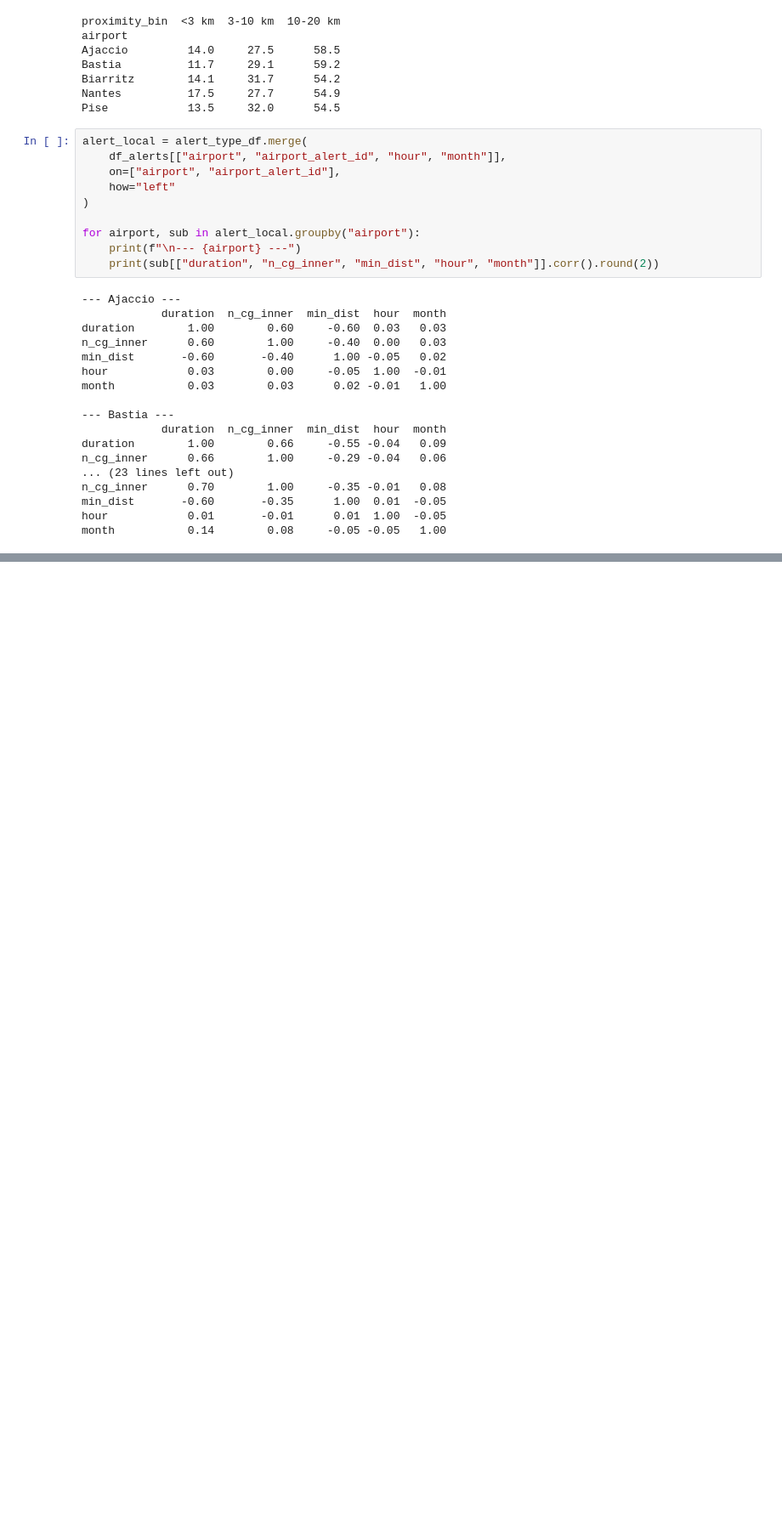
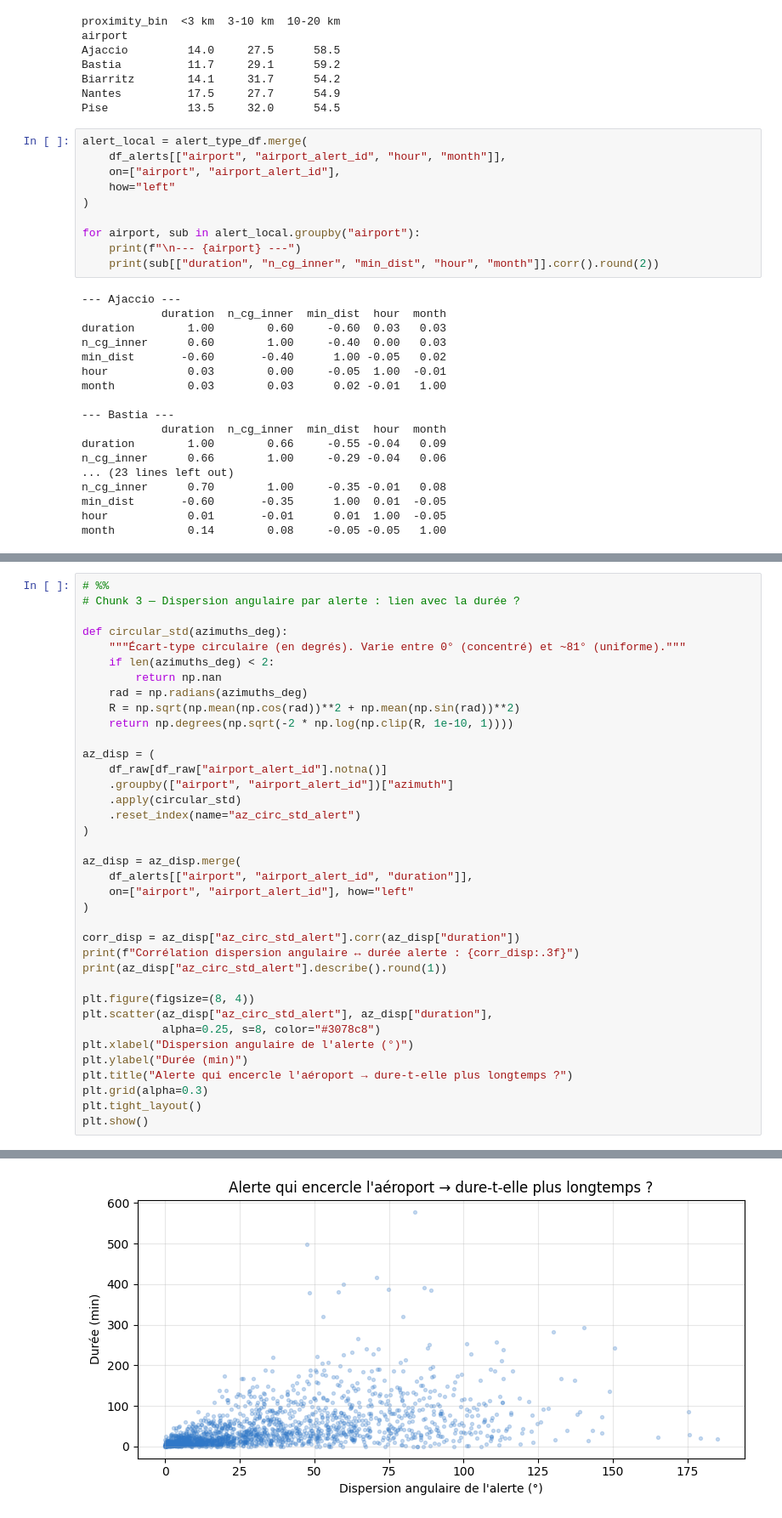
Before and after one commit to N-Mehdi/Dataverse, a Jupyter notebook: data/exploration.ipynb, the cells around one changed output, grey strips where cells are left out. Shown at 85% size. Cells and saved outputs as stored; diff of their text form; blank space fills up the shorter version.

```diff
--- a/data/exploration.ipynb
+++ b/data/exploration.ipynb
@@ -857,0 +949,38 @@ month           0.14        0.08     -0.05 -0.05   1.00
+# %%
+# %%
+# Chunk 3 — Dispersion angulaire par alerte : lien avec la durée ?
+
+def circular_std(azimuths_deg):
+    """Écart-type circulaire (en degrés). Varie entre 0° (concentré) et ~81° (uniforme)."""
+    if len(azimuths_deg) < 2:
+        return np.nan
+    rad = np.radians(azimuths_deg)
+    R = np.sqrt(np.mean(np.cos(rad))**2 + np.mean(np.sin(rad))**2)
+    return np.degrees(np.sqrt(-2 * np.log(np.clip(R, 1e-10, 1))))
+
+az_disp = (
+    df_raw[df_raw["airport_alert_id"].notna()]
+    .groupby(["airport", "airport_alert_id"])["azimuth"]
+    .apply(circular_std)
+    .reset_index(name="az_circ_std_alert")
+)
+
+az_disp = az_disp.merge(
+    df_alerts[["airport", "airport_alert_id", "duration"]],
+    on=["airport", "airport_alert_id"], how="left"
+)
+
+corr_disp = az_disp["az_circ_std_alert"].corr(az_disp["duration"])
+print(f"Corrélation dispersion angulaire ↔ durée alerte : {corr_disp:.3f}")
+print(az_disp["az_circ_std_alert"].describe().round(1))
+
+plt.figure(figsize=(8, 4))
+plt.scatter(az_disp["az_circ_std_alert"], az_disp["duration"],
+            alpha=0.25, s=8, color="#3078c8")
+plt.xlabel("Dispersion angulaire de l'alerte (°)")
+plt.ylabel("Durée (min)")
+plt.title("Alerte qui encercle l'aéroport → dure-t-elle plus longtemps ?")
+plt.grid(alpha=0.3)
+plt.tight_layout()
+plt.show()
+# %% [output]
@@ -857,0 +997 @@ month           0.14        0.08     -0.05 -0.05   1.00
+[figure, added]
```
Also changed, not shown: parts of 17 cells of this notebook, 5 other files.
